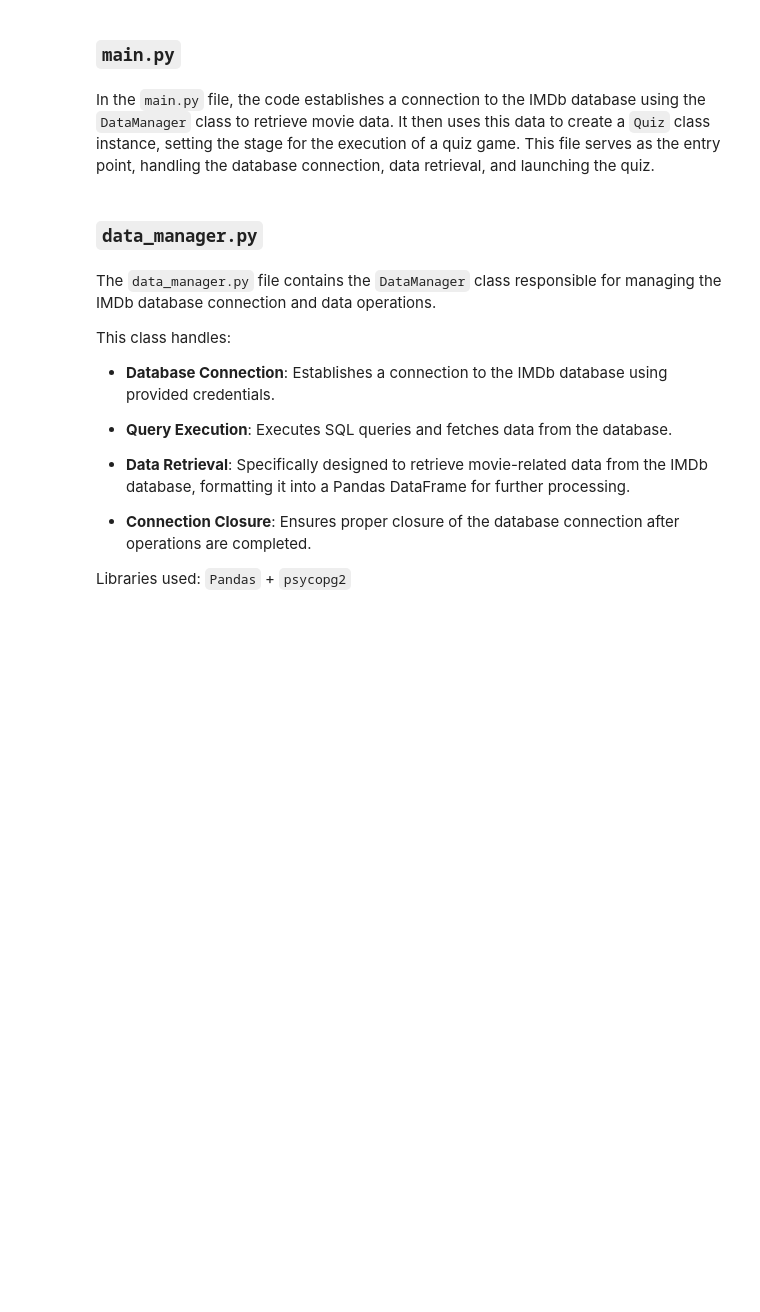
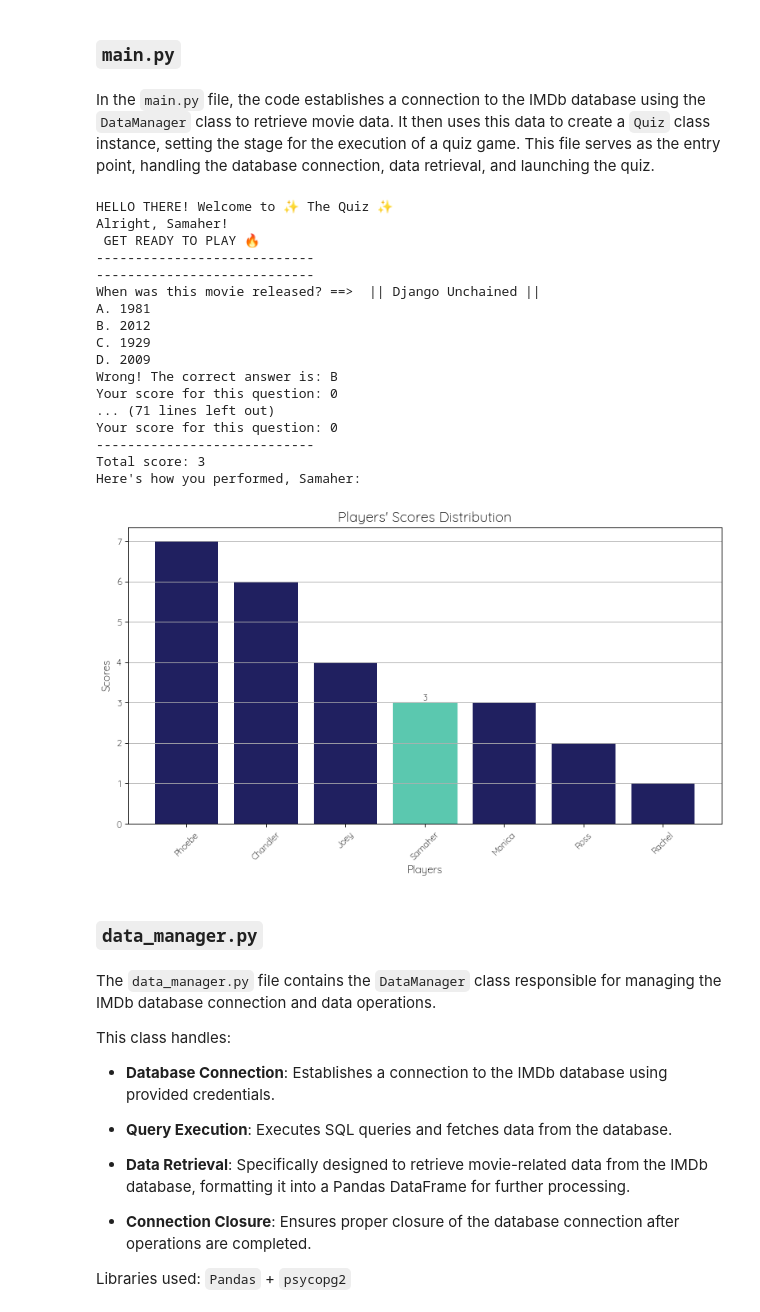
Before and after one commit to sergiopicascia/dscoding-projects, a Jupyter notebook: Samaher.Brahem/final_presentation.ipynb, the cells around one changed output. Cells and saved outputs as stored; diff of their text form; code cells hidden in the pictures; blank space fills up the shorter version.

```diff
--- a/Samaher.Brahem/final_presentation.ipynb
+++ b/Samaher.Brahem/final_presentation.ipynb
@@ -15,30 +15,49 @@ In the `main.py` file, the code establishes a connection to the IMDb database us
 # %%
 from data_manager import DataManager
 from quiz import Quiz
 
 try:
     # Establishing connection to the IMDb database
     imdb_data = DataManager(
         dbname='imdb',
         user='samaher',
         password="CodingIsFun++",
         host='localhost',
         port='5432'
     )
 
     # Getting the movie data from the database
     movie_data = imdb_data.get_movie()
 
     # Creating a Quiz instance with the retrieved movie data
     quiz = Quiz(movie_data)
 
     # Running the quiz game
-    quiz.quiz_game()
+    quiz.run_quiz()
 
 finally:
     # Ensuring the database connection is closed
     if 'imdb_data' in locals():
         imdb_data.close_connection()
+# %% [output]
+HELLO THERE! Welcome to ✨ The Quiz ✨
+Alright, Samaher!
+ GET READY TO PLAY 🔥
+----------------------------
+----------------------------
+When was this movie released? ==>  || Django Unchained ||
+A. 1981
+B. 2012
+C. 1929
+D. 2009
+Wrong! The correct answer is: B
+Your score for this question: 0
+... (71 lines left out)
+Your score for this question: 0
+----------------------------
+Total score: 3
+Here's how you performed, Samaher:
+[figure, added]
 # %% [markdown]
 ### `data_manager.py`
 # %% [markdown]
```
Also changed, not shown: parts of 5 cells of this notebook, 3 other files.
